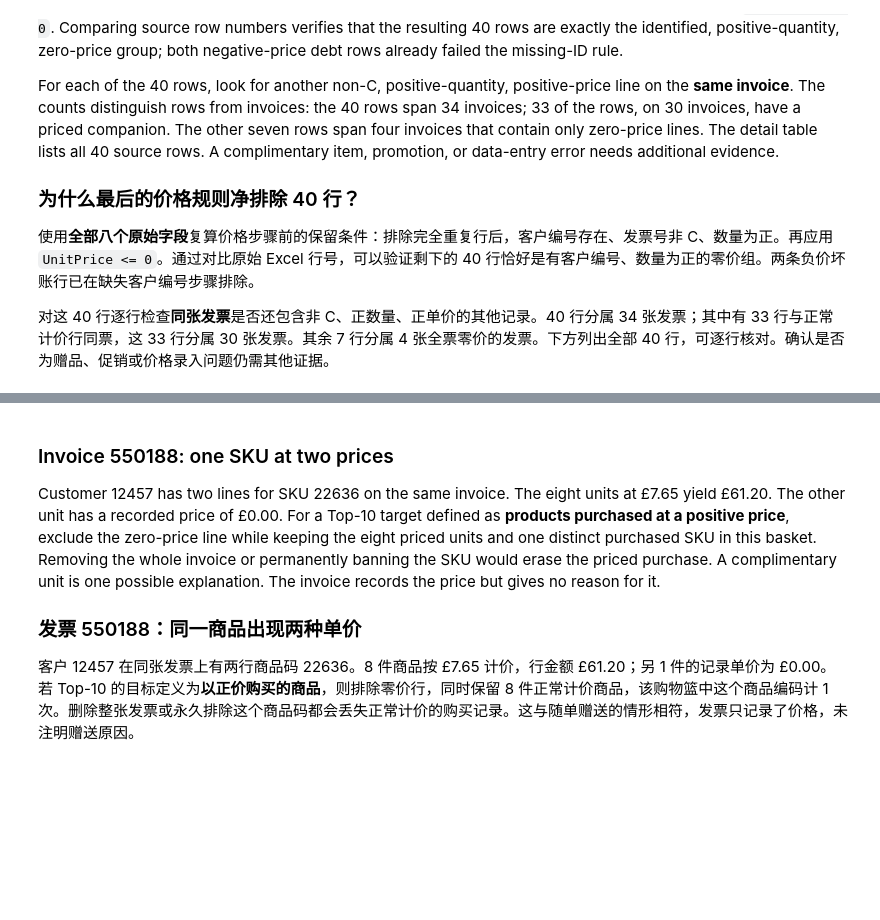
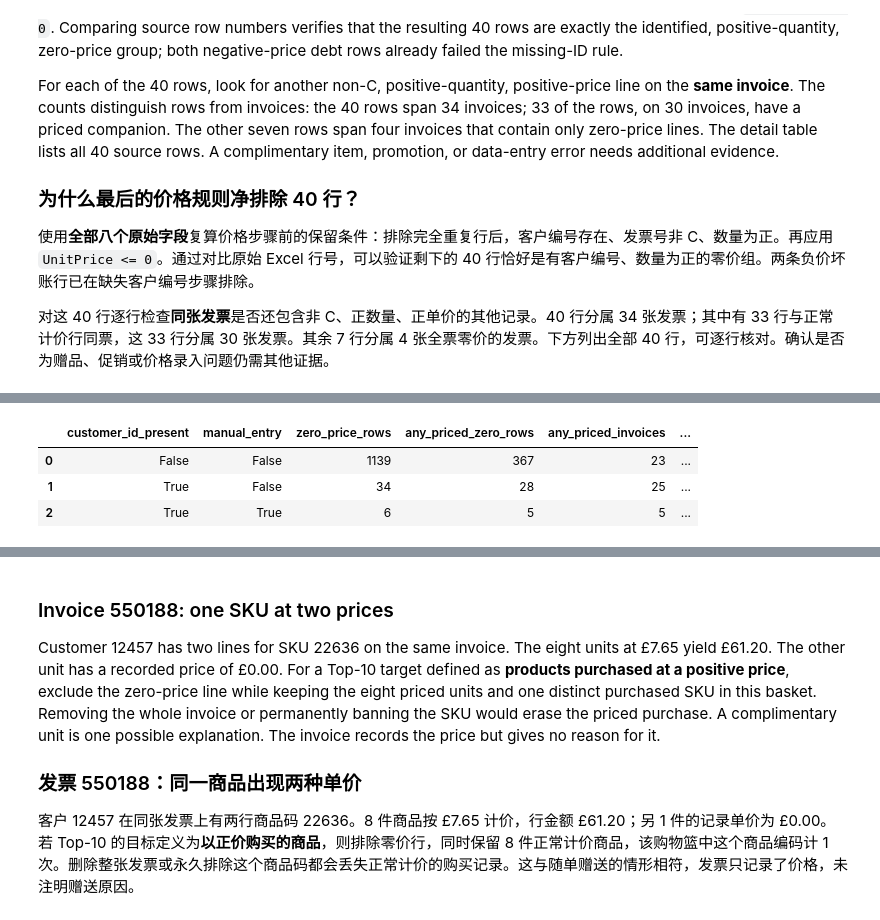
Before and after one commit to NobunagaK/online-retail-top10-recommendation, a Jupyter notebook: docs/technical/transaction_exception_analysis.ipynb, the cells around one changed output, grey strips where cells are left out. Drawn from its saved outputs; the diff is of its cells as text; code cells hidden in the pictures; blank space fills up the shorter version.

```diff
--- a/docs/technical/transaction_exception_analysis.ipynb
+++ b/docs/technical/transaction_exception_analysis.ipynb
@@ -275,0 +284,30 @@ Net rows removed at price step / 价格步骤净排除行数： 40
+# %%
+price_keys = ["InvoiceNo", "CustomerID", "StockCode"]
+zero_items = lines.loc[~lines["invoice_c"] & lines["Quantity"].gt(0) & lines["UnitPrice"].eq(0)].copy()
+zero_keys = zero_items[price_keys].drop_duplicates()
+# Missing CustomerID matches only within the same invoice and SKU.
+matching_priced = priced.merge(zero_keys, on=price_keys, how="inner", validate="many_to_one")
+priced_by_item = matching_priced.groupby(price_keys, dropna=False, as_index=False).agg(
+    priced_rows=("ExcelRow", "size"), priced_units=("Quantity", "sum"),
+    first_priced_excel_row=("ExcelRow", "min"),
+)
+zero_items = zero_items.merge(priced_by_item, on=price_keys, how="left", validate="many_to_one")
+zero_items["same_item_priced"] = zero_items["priced_rows"].notna()
+zero_items["any_priced_line"] = zero_items["InvoiceNo"].isin(priced["InvoiceNo"])
+zero_items["manual_entry"] = zero_items["StockCode"].eq("M") & zero_items["Description"].eq("Manual").fillna(False)
+
+summary_rows = []
+for (has_id, manual), group in zero_items.groupby(["customer_present", "manual_entry"]):
+    any_priced = group.loc[group["any_priced_line"]]
+    same_item = group.loc[group["same_item_priced"]]
+    summary_rows.append({
+        "customer_id_present": has_id, "manual_entry": manual, "zero_price_rows": len(group),
+        "any_priced_zero_rows": len(any_priced), "any_priced_invoices": any_priced["InvoiceNo"].nunique(),
+        "same_item_zero_rows": len(same_item), "same_item_invoices": same_item["InvoiceNo"].nunique(),
+    })
+display(pd.DataFrame(summary_rows))
+# %% [output]
+|  | customer_id_present | manual_entry | zero_price_rows | any_priced_zero_rows | any_priced_invoices | ... |
+| 0 | False | False | 1139 | 367 | 23 | ... |
+| 1 | True | False | 34 | 28 | 25 | ... |
+| 2 | True | True | 6 | 5 | 5 | ... |
```
Also changed, not shown: parts of 3 cells of this notebook.
